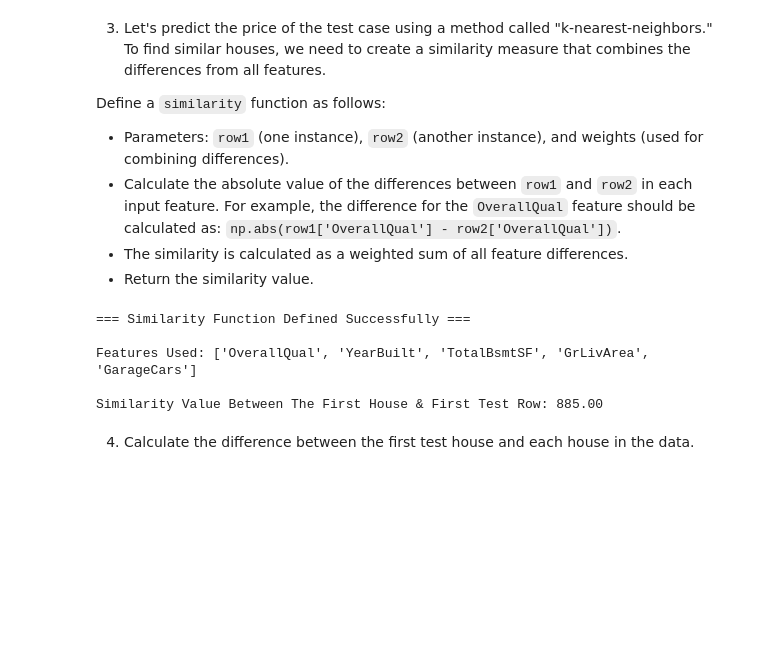
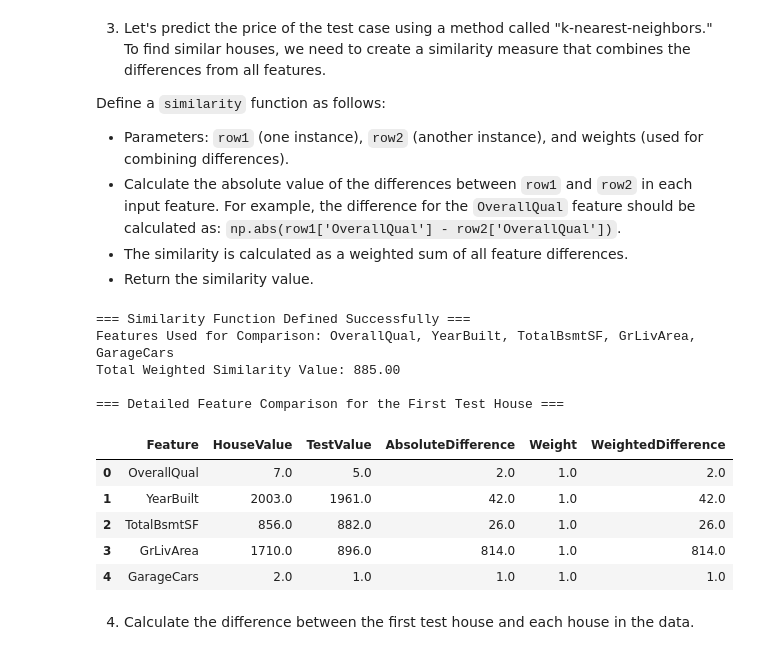
Before and after one commit to Chaotic-Legend/CMP-333-Codes, a Jupyter notebook: Midterm Project Part 2: Home Prices Analysis.ipynb, the cells around one changed output. Drawn from its saved outputs; the diff is of its cells as text; code cells hidden in the pictures; blank space fills up the shorter version.

```diff
--- a/Midterm Project Part 2: Home Prices Analysis.ipynb
+++ b/Midterm Project Part 2: Home Prices Analysis.ipynb
@@ -47,31 +109,49 @@ Define a `similarity` function as follows:
 `np.abs(row1['OverallQual'] - row2['OverallQual'])`.
 * The similarity is calculated as a weighted sum of all feature differences.
 * Return the similarity value.
-# %%
-# Define a similarity function.
-
-# Calculates weighted similarity between two rows based on absolute differences.
-def similarity(row1, row2, weights):
-    diff = 0
-    for feature, weight in weights.items():
-        diff += weight * np.abs(row1[feature] - row2[feature])
-    return diff
-
-# Define features and equal weights for all.
-features = ['OverallQual', 'YearBuilt', 'TotalBsmtSF', 'GrLivArea', 'GarageCars']
-weights = {feature: 1.0 for feature in features}
-print("=== Similarity Function Defined Successfully ===")
-print("\nFeatures Used:", features)
-
-# Compare the first row of the processed housing data with the first test row.
-test_similarity_value = similarity(housing_df.iloc[0], test_df.iloc[0], weights)
-print(f"\nSimilarity Value Between The First House & First Test Row: {test_similarity_value:.2f}")
-# %% [output]
-=== Similarity Function Defined Successfully ===
-
-Features Used: ['OverallQual', 'YearBuilt', 'TotalBsmtSF', 'GrLivArea', 'GarageCars']
-
-Similarity Value Between The First House & First Test Row: 885.00
+# %%
+# Define a similarity function for the differences from all features.
+
+def similarity(row1, row2, weights):
+    # Vectorized weighted sum of absolute differences.
+    return np.sum([
+        weights[feature] * np.abs(row1[feature] - row2[feature])
+        for feature in weights
+    ])
+
+# Define the features and weights from the data set.
+features = ['OverallQual', 'YearBuilt', 'TotalBsmtSF', 'GrLivArea', 'GarageCars']
+weights = {feature: 1.0 for feature in features}
+
+# Print the features used and the total similarity value.
+print("=== Similarity Function Defined Successfully ===")
+print("Features Used for Comparison:", ', '.join(features))
+similarity_value = similarity(HousingData_processed_df.iloc[0], test_df.iloc[0], weights)
+print(f"Total Weighted Similarity Value: {similarity_value:.2f}")
+
+# Display detailed comparison from the defined similarity function.
+print("\n=== Detailed Feature Comparison for the First Test House ===")
+comparison = pd.DataFrame({
+    'Feature': features,
+    'HouseValue': [HousingData_processed_df.iloc[0][f] for f in features],
+    'TestValue': [test_df.iloc[0][f] for f in features],
+    'AbsoluteDifference': [np.abs(HousingData_processed_df.iloc[0][f] - test_df.iloc[0][f]) for f in features],
+    'Weight': [weights[f] for f in features],
+    'WeightedDifference': [weights[f] * np.abs(HousingData_processed_df.iloc[0][f] - test_df.iloc[0][f]) for f in features]
+})
+display(comparison)
+# %% [output]
+=== Similarity Function Defined Successfully ===
+Features Used for Comparison: OverallQual, YearBuilt, TotalBsmtSF, GrLivArea, GarageCars
+Total Weighted Similarity Value: 885.00
+
+=== Detailed Feature Comparison for the First Test House ===
+|  | Feature | HouseValue | TestValue | AbsoluteDifference | Weight | WeightedDifference |
+| 0 | OverallQual | 7.0 | 5.0 | 2.0 | 1.0 | 2.0 |
+| 1 | YearBuilt | 2003.0 | 1961.0 | 42.0 | 1.0 | 42.0 |
+| 2 | TotalBsmtSF | 856.0 | 882.0 | 26.0 | 1.0 | 26.0 |
+| 3 | GrLivArea | 1710.0 | 896.0 | 814.0 | 1.0 | 814.0 |
+| 4 | GarageCars | 2.0 | 1.0 | 1.0 | 1.0 | 1.0 |
 # %% [markdown]
 4. Calculate the difference between the first test house and each house in the data.
 # %%
```
Also changed, not shown: parts of 11 cells of this notebook.
